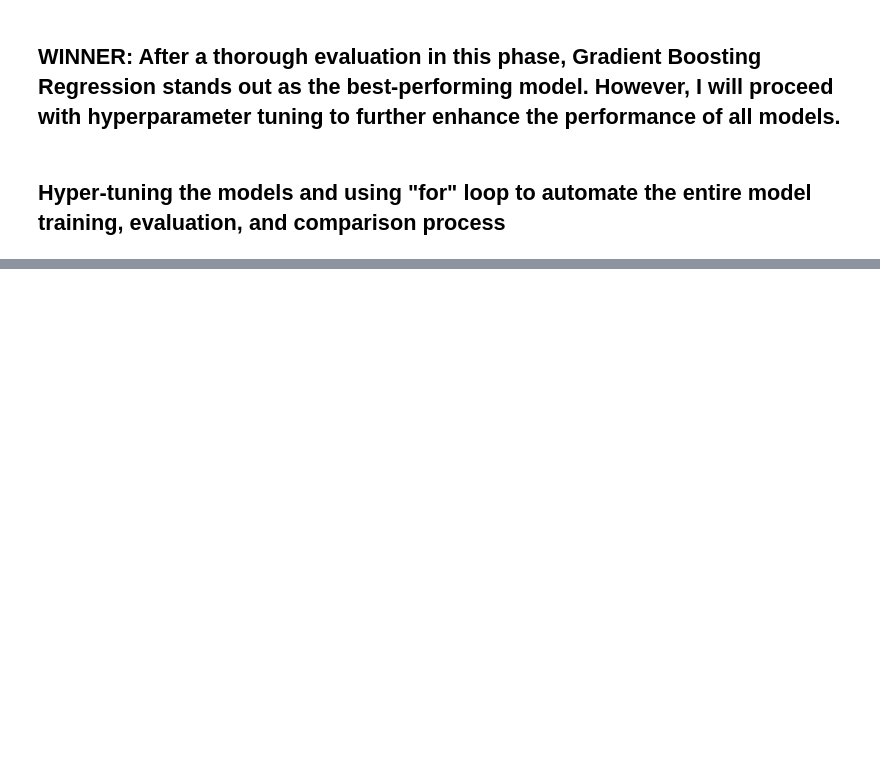
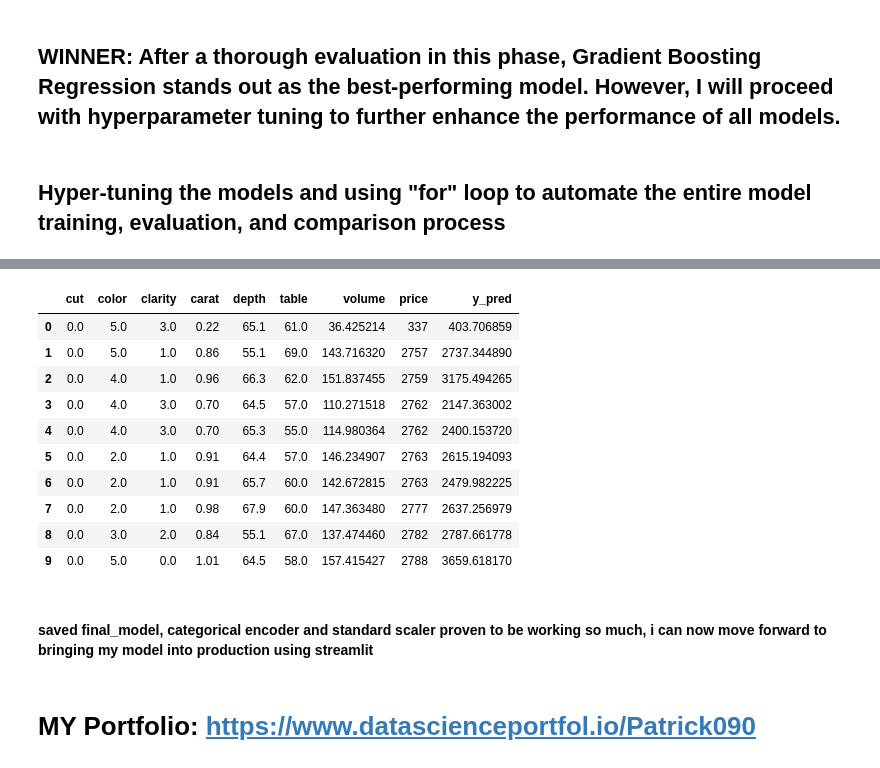
Before and after one commit to TeslimAdeyanju/4-Portfolio-SDS-CP023-diamond-price-predictor, a Jupyter notebook: submissions-team/Patrick-Edosoma/diamond_notebook.ipynb, the cells around one changed output, grey strips where cells are left out. Saved outputs shown, nothing was run; the diff lists cells and outputs as text; code cells hidden in the pictures; blank space fills up the shorter version.

```diff
--- a/submissions-team/Patrick-Edosoma/diamond_notebook.ipynb
+++ b/submissions-team/Patrick-Edosoma/diamond_notebook.ipynb
@@ -804,0 +989,2 @@ def train_and_predict_with_hyperparameter_tuning(X_train, X_test, y_train, y_tes
+# %%
+df_scaled = loaded_scaler.transform(df_subset2)
@@ -804,0 +1014,2 @@ def train_and_predict_with_hyperparameter_tuning(X_train, X_test, y_train, y_tes
+# %%
+y_pred = loaded_model.predict(df_scaled)
@@ -804,0 +1036,25 @@ def train_and_predict_with_hyperparameter_tuning(X_train, X_test, y_train, y_tes
+# %%
+
+df_subset['y_pred'] = y_pred
+# %%
+
+column_order = ['cut', 'color', 'clarity', 'carat', 'depth', 'table', 'volume', 'price', 'y_pred']
+df_subset = df_subset[column_order]
+# %%
+df_subset
+# %% [output]
+|  | cut | color | clarity | carat | depth | table | volume | price | y_pred |
+| 0 | 0.0 | 5.0 | 3.0 | 0.22 | 65.1 | 61.0 | 36.425214 | 337 | 403.706859 |
+| 1 | 0.0 | 5.0 | 1.0 | 0.86 | 55.1 | 69.0 | 143.716320 | 2757 | 2737.344890 |
+| 2 | 0.0 | 4.0 | 1.0 | 0.96 | 66.3 | 62.0 | 151.837455 | 2759 | 3175.494265 |
+| 3 | 0.0 | 4.0 | 3.0 | 0.70 | 64.5 | 57.0 | 110.271518 | 2762 | 2147.363002 |
+| 4 | 0.0 | 4.0 | 3.0 | 0.70 | 65.3 | 55.0 | 114.980364 | 2762 | 2400.153720 |
+| 5 | 0.0 | 2.0 | 1.0 | 0.91 | 64.4 | 57.0 | 146.234907 | 2763 | 2615.194093 |
+| 6 | 0.0 | 2.0 | 1.0 | 0.91 | 65.7 | 60.0 | 142.672815 | 2763 | 2479.982225 |
+| 7 | 0.0 | 2.0 | 1.0 | 0.98 | 67.9 | 60.0 | 147.363480 | 2777 | 2637.256979 |
+| 8 | 0.0 | 3.0 | 2.0 | 0.84 | 55.1 | 67.0 | 137.474460 | 2782 | 2787.661778 |
+| 9 | 0.0 | 5.0 | 0.0 | 1.01 | 64.5 | 58.0 | 157.415427 | 2788 | 3659.618170 |
+# %% [markdown]
+####  saved final_model, categorical encoder and standard scaler proven to be working so much, i can now move forward to bringing my model into production using streamlit
+# %% [markdown]
+# MY Portfolio: https://www.datascienceportfol.io/Patrick090
```
Also changed, not shown: parts of 40 cells of this notebook, 3 other files.
